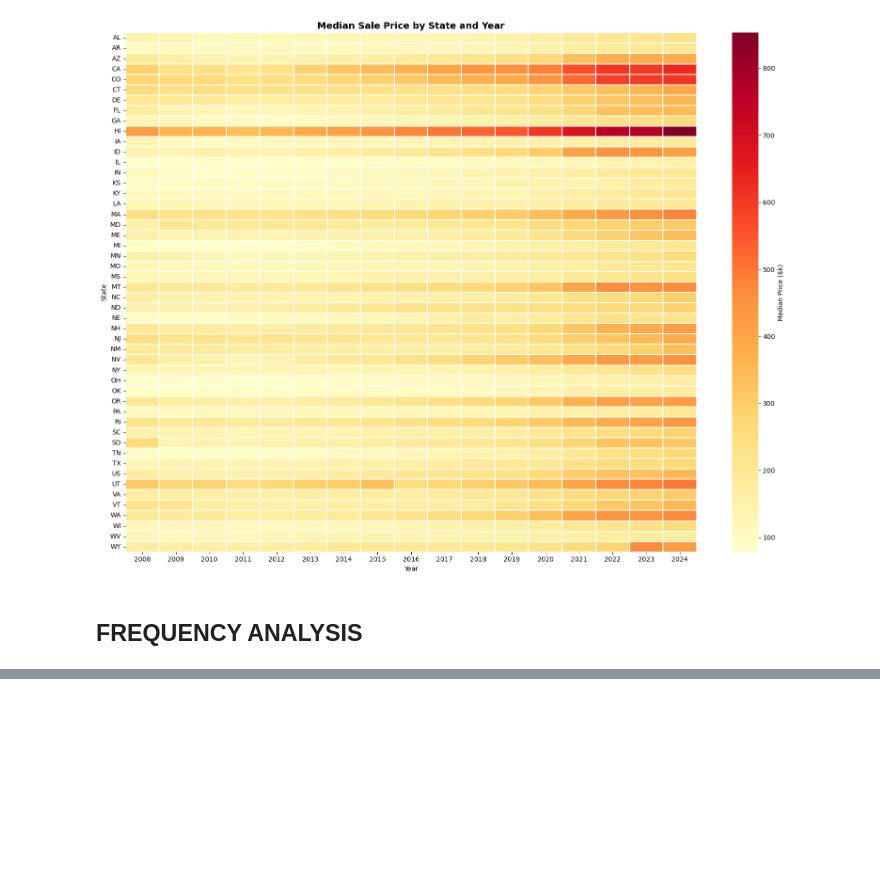
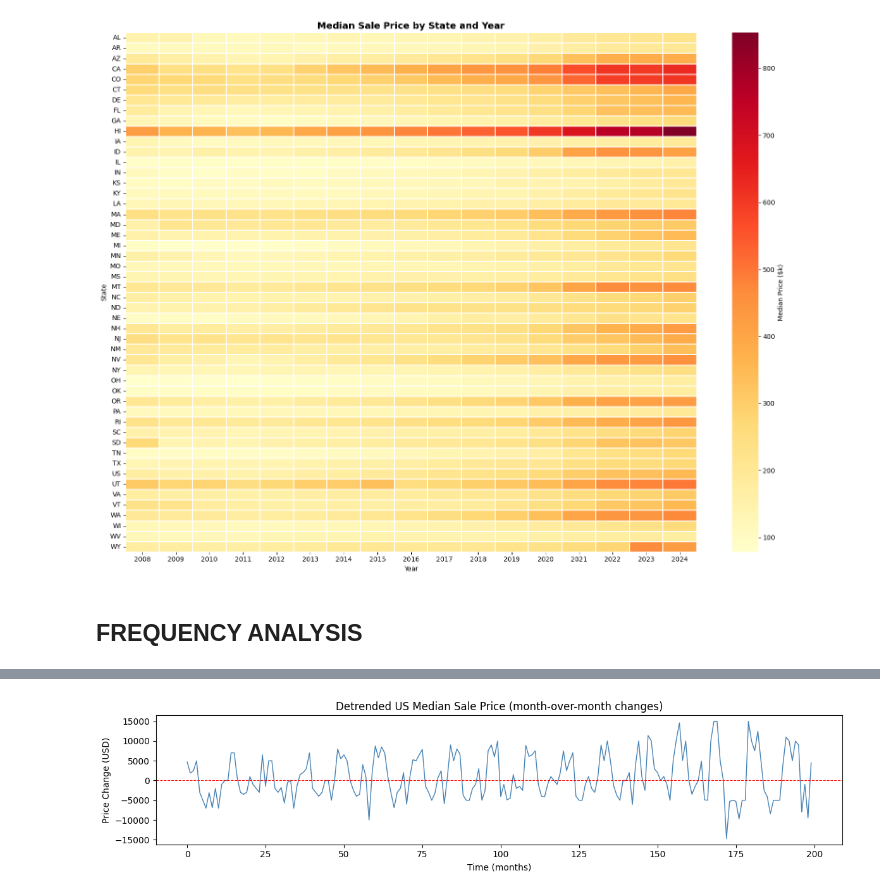
Before and after one commit to Onath/PropertyPriceForecasting, a Jupyter notebook: property_price_forecasting.ipynb, the cells around one changed output, grey strips where cells are left out. Cells and saved outputs as stored; diff of their text form; code cells hidden in the pictures; blank space fills up the shorter version.

```diff
--- a/property_price_forecasting.ipynb
+++ b/property_price_forecasting.ipynb
@@ -822,0 +859,20 @@ plt.show()
+# %%
+import numpy as np
+from scipy import signal
+
+us_values = us_price['MedianSalePrice'].dropna().values
+
+# Difference the series to remove the long-term trend
+us_values_diff = np.diff(us_values)
+# %%
+# plot detrended data
+fig, ax = plt.subplots(figsize=(12, 3))
+ax.plot(us_values_diff, color='steelblue', linewidth=1)
+ax.axhline(0, color='red', linestyle='--', linewidth=0.8)
+ax.set_title('Detrended US Median Sale Price (month-over-month changes)')
+ax.set_xlabel('Time (months)')
+ax.set_ylabel('Price Change (USD)')
+plt.tight_layout()
+plt.show()
+# %% [output]
+[figure, added]
```
Also changed, not shown: parts of 15 cells of this notebook.
